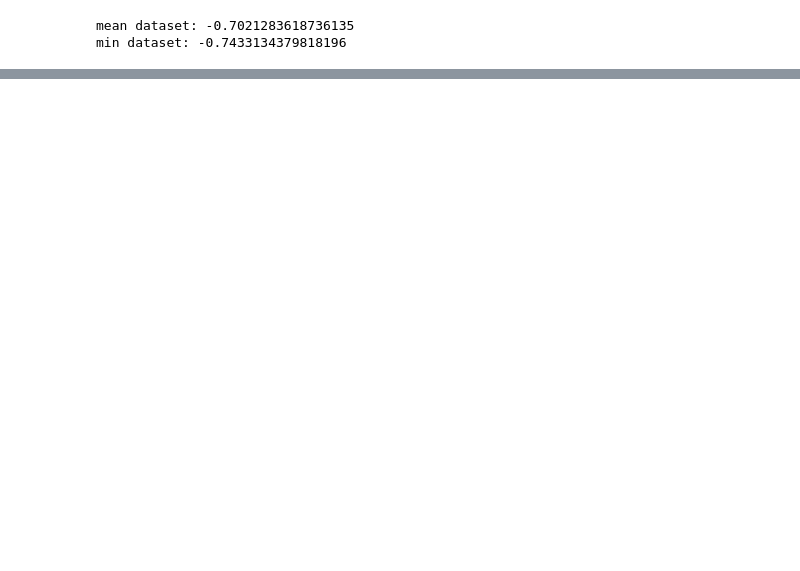
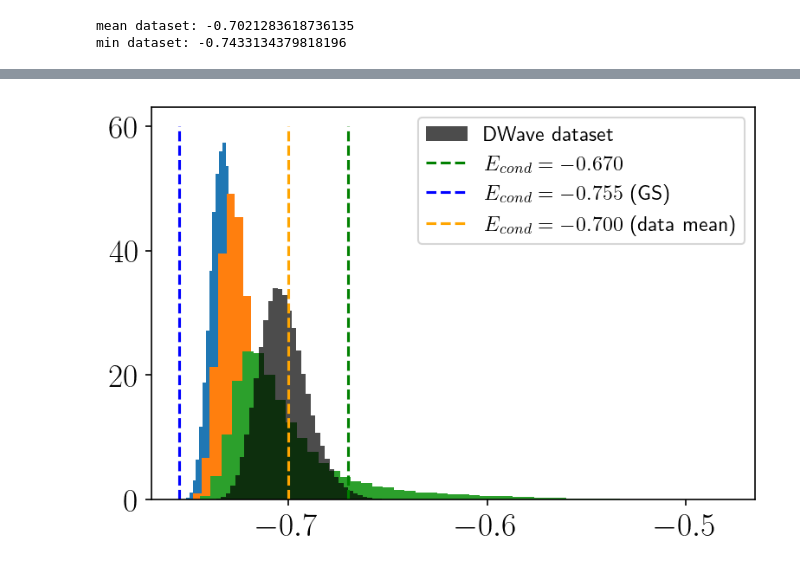
Before and after one commit to marveen94/n-mcmc-Luca, a Jupyter notebook: temp-484-spin.ipynb, the cells around one changed output, grey strips where cells are left out. Cells and saved outputs as stored; diff of their text form; code cells hidden in the pictures; blank space fills up the shorter version.

```diff
--- a/temp-484-spin.ipynb
+++ b/temp-484-spin.ipynb
@@ -86,0 +111,43 @@ print(min(engs075))
+# %%
+samples067 = np.load("sample-100000_size-968-Econd-0.67_2023-11-10_484-dwave-newMADE.npz")
+samples = samples067["sample"]
+
+engs067 = []
+for sample in samples:
+    engs067.append(compute_energy(sample.flatten(), neigh, coup, len_neigh)/len(sample.flatten()))
+
+samples065 = np.load("sample-100000_size-968-Econd-0.65_2023-11-10_484-dwave-newMADE.npz")
+samples = samples065["sample"]
+
+engs065 = []
+for sample in samples:
+    engs065.append(compute_energy(sample.flatten(), neigh, coup, len_neigh)/len(sample.flatten()))
+
+samples07 = np.load("sample-100000_size-968-Econd-0.7_2023-11-10_484-dwave-newMADE.npz")
+samples = samples07["sample"]
+
+engs07 = []
+for sample in samples:
+    engs07.append(compute_energy(sample.flatten(), neigh, coup, len_neigh)/len(sample.flatten()))
+
+samples0755 = np.load("sample-100000_size-968-Econd-0.755_2023-11-10_484-dwave-newMADE.npz")
+samples = samples0755["sample"]
+
+engs0755 = []
+for sample in samples:
+    engs0755.append(compute_energy(sample.flatten(), neigh, coup, len_neigh)/len(sample.flatten()))
+# %%
+# bins = np.arange(-0.74, -0.5, 0.001)
+
+plt.hist(engs0755, bins=50, alpha=1, density=True)
+plt.hist(engs07, bins=50, density=True)
+plt.hist(engs067, bins=50, density=True)
+plt.hist(data_engs, bins=50, alpha=0.7, label="DWave dataset", density=True, color="k")
+plt.vlines(-0.67, 0, 60, linestyle="dashed", color="green", label=r"$E_{cond}=-0.670$")
+plt.vlines(-0.755, 0, 60, linestyle="--", color="blue", label=r"$E_{cond}=-0.755$ (GS)")
+plt.vlines(-0.7, 0, 60, linestyle="--", color="orange", label=r"$E_{cond}=-0.700$ (data mean)")
+# plt.yscale("log")
+plt.legend(fontsize=11.5)
+plt.show()
+# %% [output]
+[figure, added]
```
Also changed, not shown: parts of 10 cells of this notebook, 2 other files.
